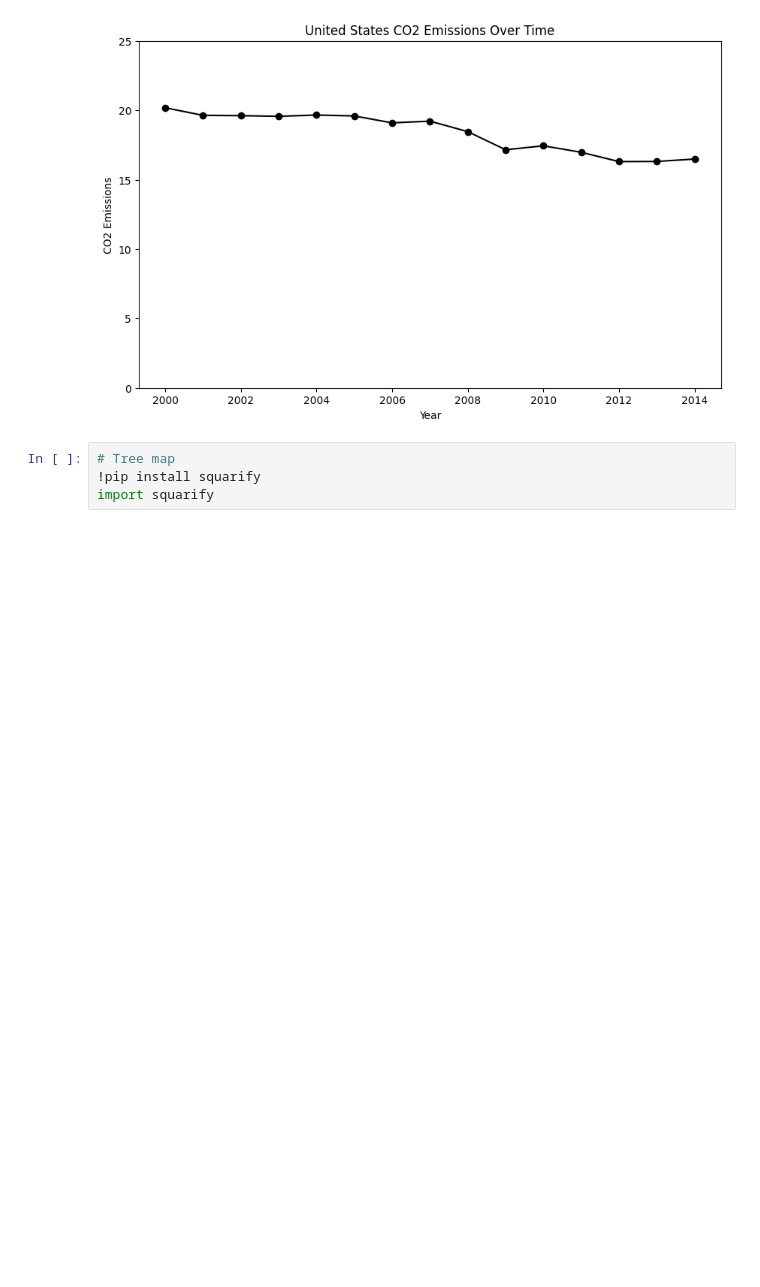
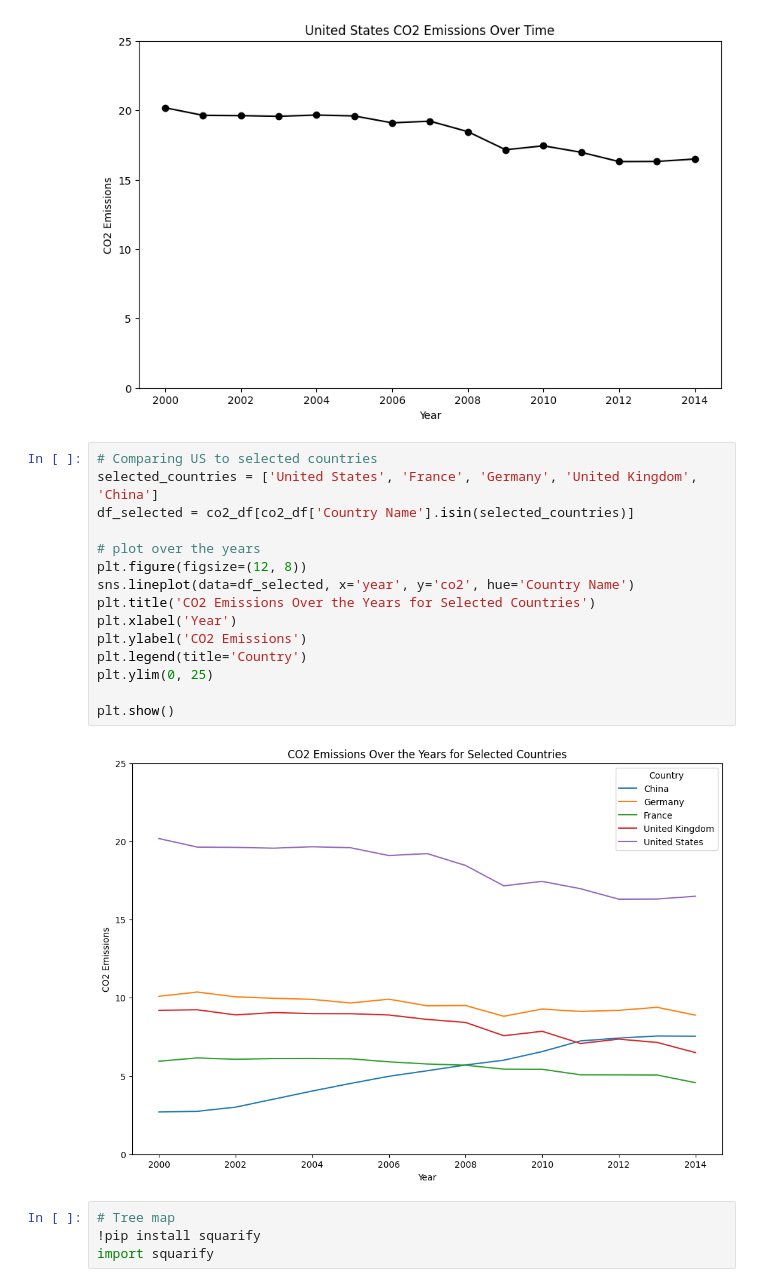
Before and after one commit to Vilars/Data110, a Jupyter notebook: Final.ipynb, the cells around one changed output. Drawn from its saved outputs; the diff is of its cells as text; blank space fills up the shorter version.

```diff
--- a/Final.ipynb
+++ b/Final.ipynb
@@ -127,6 +128,23 @@ plt.ylim(0, 25)
 plt.show()
 # %% [output]
 [figure]
+# %%
+# Comparing US to selected countries
+selected_countries = ['United States', 'France', 'Germany', 'United Kingdom', 'China']
+df_selected = co2_df[co2_df['Country Name'].isin(selected_countries)]
+
+# plot over the years
+plt.figure(figsize=(12, 8))
+sns.lineplot(data=df_selected, x='year', y='co2', hue='Country Name')
+plt.title('CO2 Emissions Over the Years for Selected Countries')
+plt.xlabel('Year')
+plt.ylabel('CO2 Emissions')
+plt.legend(title='Country')
+plt.ylim(0, 25)
+
+plt.show()
+# %% [output]
+[figure, added]
 # %%
 # Tree map
 !pip install squarify
```
Also changed, not shown: parts of 4 cells of this notebook.
